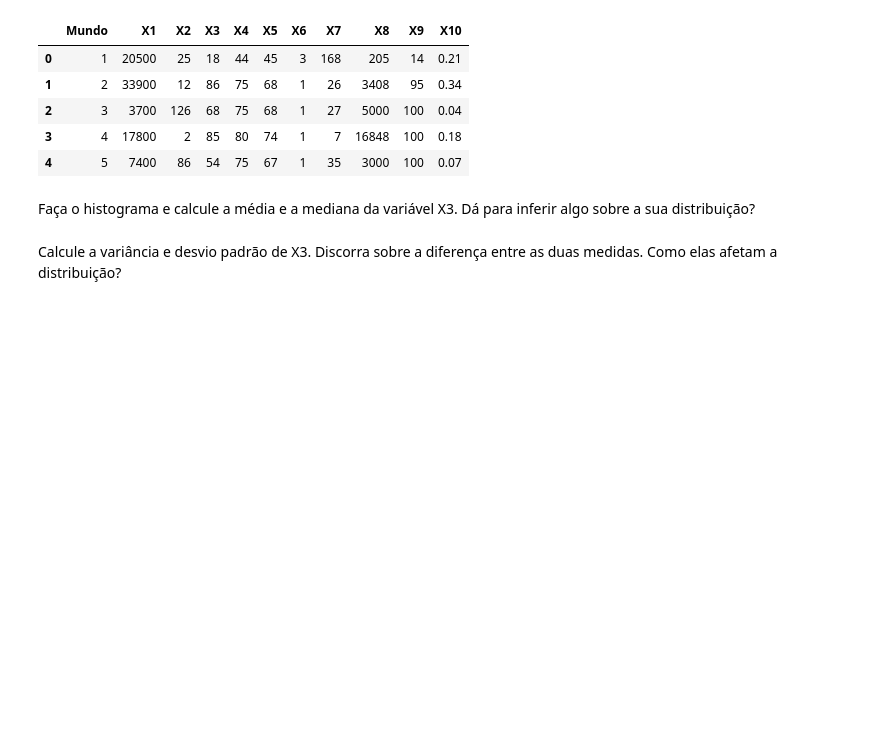
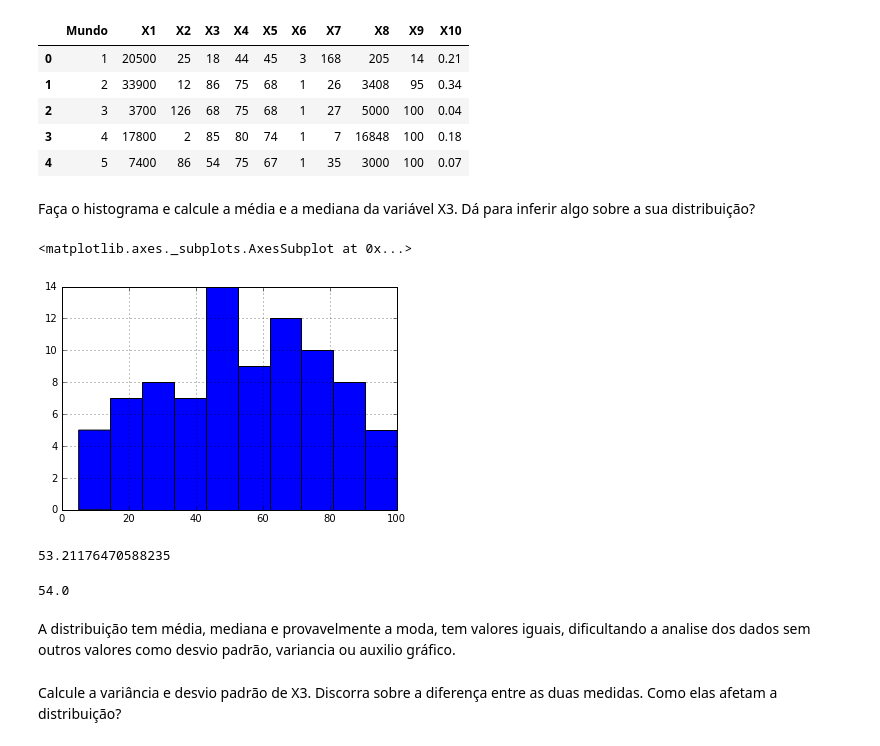
Before and after one commit to rafaelmarzolla/Ciencia-dos-Dados, a Jupyter notebook: Aula04 - Análise Exploratória Associação de 2 Var.ipynb, the cells around one changed output. Saved outputs shown, nothing was run; the diff lists cells and outputs as text; code cells hidden in the pictures; blank space fills up the shorter version.

```diff
--- a/Aula04 - Análise Exploratória Associação de 2 Var.ipynb
+++ b/Aula04 - Análise Exploratória Associação de 2 Var.ipynb
@@ -45,5 +49,20 @@ Mundo.head()
 | 4 | 5 | 7400 | 86 | 54 | 75 | 67 | 1 | 35 | 3000 | 100 | 0.07 |
 # %% [markdown]
 Faça o histograma e calcule a média e a mediana da variável X3. Dá para inferir algo sobre a sua distribuição?
+# %%
+Mundo.X3.hist()
+# %% [output]
+<matplotlib.axes._subplots.AxesSubplot at 0x...>
+[figure, added]
+# %%
+Mundo.X3.mean()
+# %% [output]
+53.21176470588235
+# %%
+Mundo.X3.median()
+# %% [output]
+54.0
+# %% [markdown]
+A distribuição tem média, mediana e provavelmente a moda, tem valores iguais, dificultando a analise dos dados sem outros valores como desvio padrão, variancia ou auxilio gráfico.
 # %% [markdown]
 Calcule a variância e desvio padrão de X3. Discorra sobre a diferença entre as duas medidas. Como elas afetam a distribuição?
```
Also changed, not shown: parts of 17 cells of this notebook, 2 other files.
